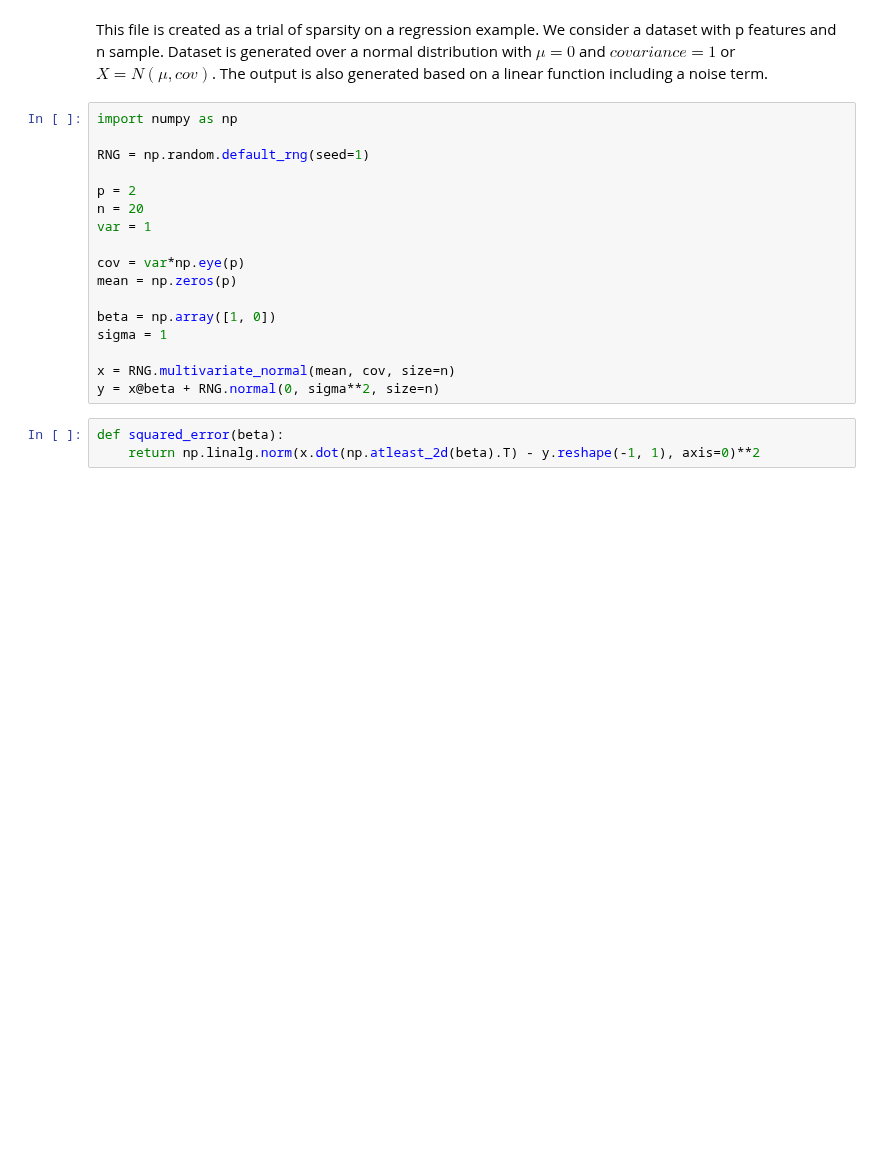
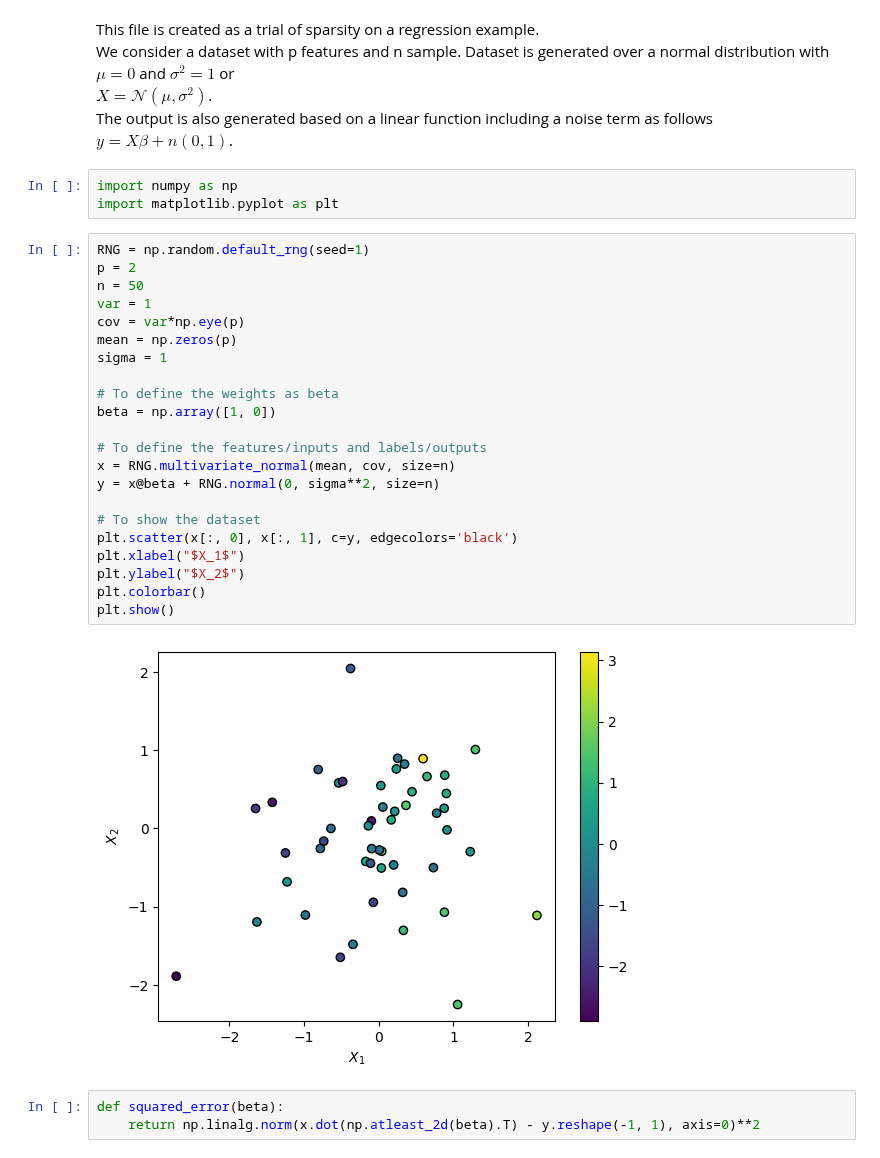
Before and after one commit to shahrzaddii/https---github.com-shahrzaddii-Sparsity, a Jupyter notebook: sparsity.ipynb, the cells around one changed output. Cells and saved outputs as stored; diff of their text form; blank space fills up the shorter version.

Commit message:
Dataset defining updated.

```diff
--- a/sparsity.ipynb
+++ b/sparsity.ipynb
@@ -1,24 +1,36 @@
 # %% [markdown]
-This file is created as a trial of sparsity on a regression example.
-We consider a dataset with p features and n sample. Dataset is generated over a normal distribution with $\mu=0$ and $covariance=1$ or $X=N(\mu, cov)$.
-The output is also generated based on a linear function including a noise term.
+This file is created as a trial of sparsity on a regression example. <br>
+We consider a dataset with p features and n sample. Dataset is generated over a normal distribution with $\mu=0$ and $\sigma^2=1$ or <br>
+$X=\mathcal{N}(\mu, \sigma^2)$.<br>
+The output is also generated based on a linear function including a noise term as follows <br>
+$y=X\beta+n(0,1)$.
+# %%
+import numpy as np
+import matplotlib.pyplot as plt
 # %%
-import numpy as np
-
 RNG = np.random.default_rng(seed=1)
-
 p = 2
-n = 20
+n = 50
 var = 1
-
 cov = var*np.eye(p)
 mean = np.zeros(p)
-
-beta = np.array([1, 0])
 sigma = 1
 
+# To define the weights as beta
+beta = np.array([1, 0])
+
+# To define the features/inputs and labels/outputs
 x = RNG.multivariate_normal(mean, cov, size=n)
 y = x@beta + RNG.normal(0, sigma**2, size=n)
+
+# To show the dataset
+plt.scatter(x[:, 0], x[:, 1], c=y, edgecolors='black')
+plt.xlabel("$X_1$")
+plt.ylabel("$X_2$")
+plt.colorbar()
+plt.show()
+# %% [output]
+[figure, added]
 # %%
 def squared_error(beta):
     return np.linalg.norm(x.dot(np.atleast_2d(beta).T) - y.reshape(-1, 1), axis=0)**2
```
